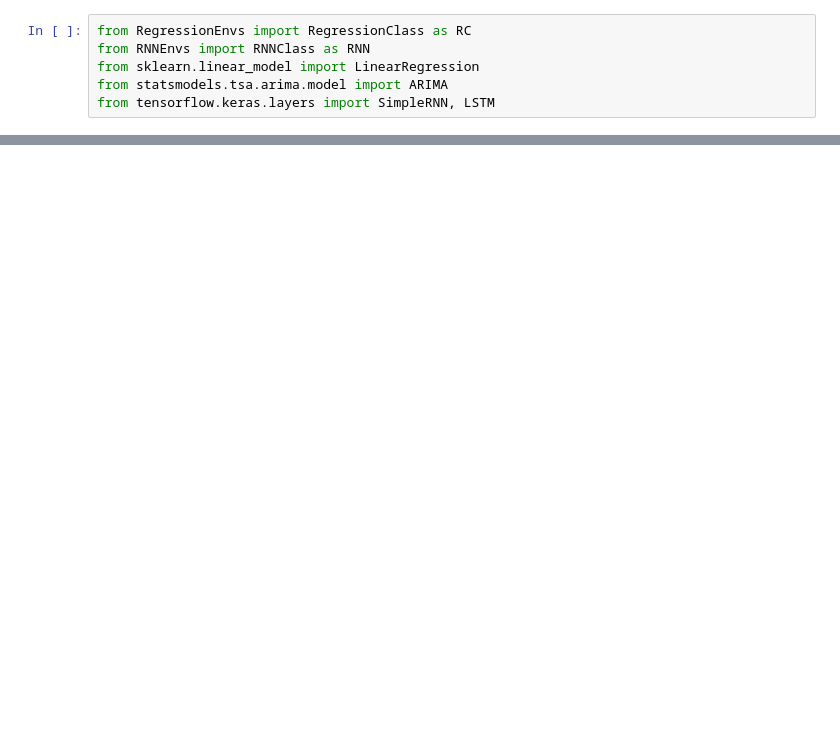
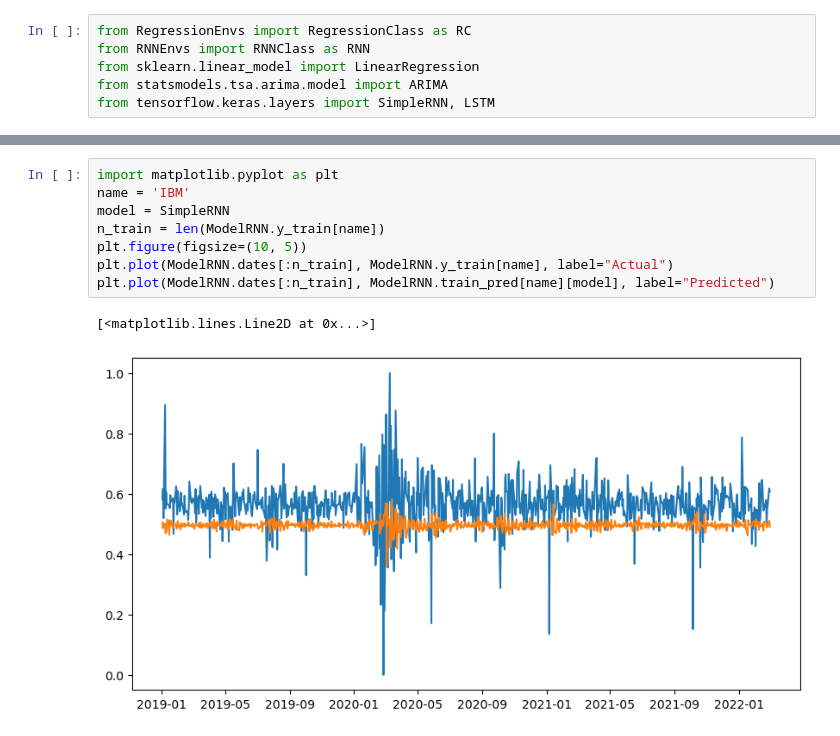
Before and after one commit to yshirai999/Erdos-project, a Jupyter notebook: Main.ipynb, the cells around one changed output, grey strips where cells are left out. Drawn from its saved outputs; the diff is of its cells as text; blank space fills up the shorter version.

```diff
--- a/Main.ipynb
+++ b/Main.ipynb
@@ -45,0 +99,11 @@ SPY: Train MSE = 0.0003, Valid MSE = 0.0008, Test MSE = 0.0004
+# %%
+import matplotlib.pyplot as plt
+name = 'IBM'
+model = SimpleRNN
+n_train = len(ModelRNN.y_train[name])
+plt.figure(figsize=(10, 5))
+plt.plot(ModelRNN.dates[:n_train], ModelRNN.y_train[name], label="Actual")
+plt.plot(ModelRNN.dates[:n_train], ModelRNN.train_pred[name][model], label="Predicted")
+# %% [output]
+[<matplotlib.lines.Line2D at 0x...>]
+[figure, added]
```
Also changed, not shown: parts of 5 cells of this notebook, 3 other files.
